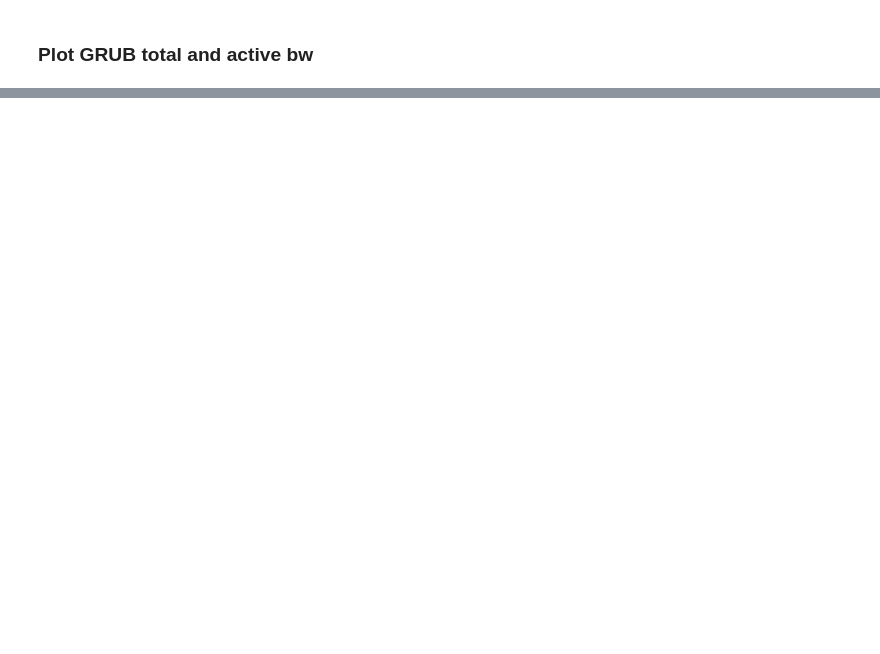
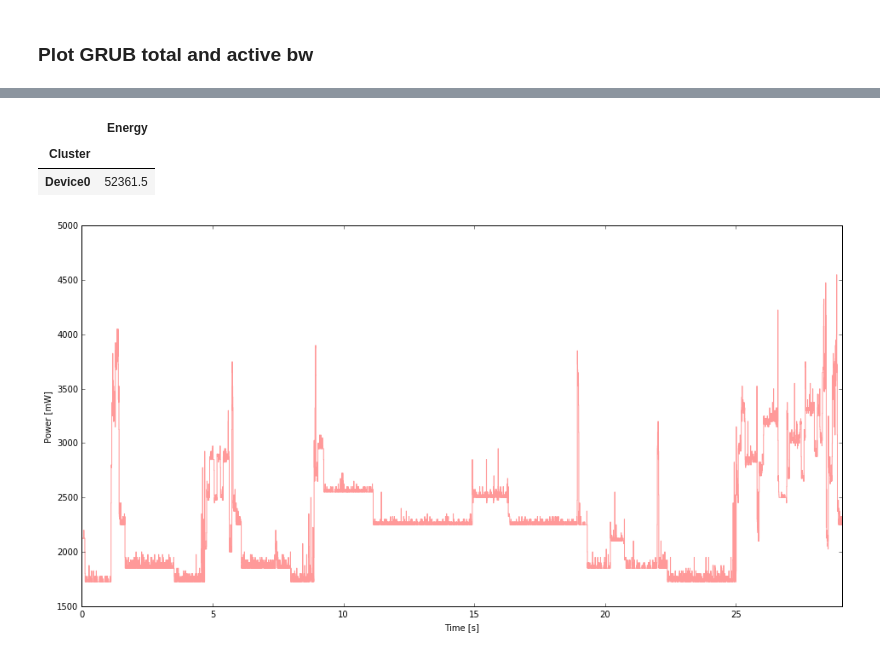
Before and after one commit to evidence/test-sched-dl, a Jupyter notebook: lisa/ipynb/test-dl.ipynb, the cells around one changed output, grey strips where cells are left out. Drawn from its saved outputs; the diff is of its cells as text; code cells hidden in the pictures; blank space fills up the shorter version.

```diff
--- a/lisa/ipynb/test-dl.ipynb
+++ b/lisa/ipynb/test-dl.ipynb
@@ -115,7 +131,12 @@ def execute(te, target_test_dir, target_test_command, target_res_dir, host_res_d
 # Test (schedutil)
 # %%
 # Test name
-test_name = "T0015-fixed-load"
+#test_name = "T0015-fixed-load"
+test_name = "T0005-change-param-run"
+#test_name = "T0003-two-tasks"
+
+# Set schedutil governor
+target.cpufreq.set_all_governors('schedutil')
 
 # Target's main directory containing the testsuite
 target_test_dir ="/home/ubuntu/test-dl/"
@@ -131,3 +154,3 @@ host_res_dir = "/tmp/test-dl/"
 # %%
-plt, plt_file, trace_file = execute(te, target_test_dir, target_test_command, target_res_dir, host_res_dir)
+plt, plt_file, trace_file, nrg_report = execute(te, target_test_dir, target_test_command, target_res_dir, host_res_dir)
 # %% [output]
@@ -239,0 +272,27 @@ for i in range (0, cpu_number):
+# %%
+import pandas as pd
+
+df = pd.DataFrame(list(nrg_report.channels.iteritems()),
+                  columns=['Cluster', 'Energy'])
+df = df.set_index('Cluster')
+df
+# %% [output]
+|  | Energy |
+| Cluster |  |
+| Device0 | 52361.5 |
+# %%
+def plotPower(csv, tmin=0, tmax=None):
+    # Parse CSV and set reasonable names for the columns
+    columns=["vshunt_mV", "vbus_mV", "power_mW", "current_mA", "ms"]
+    df = pd.read_csv(csv, names=columns, index_col=4, skiprows=1)
+    # Scale index to have [s] resolution
+    df['Time'] = df.index / 1e3
+    df.set_index('Time', inplace=True)
+    # Plot the dataframe in the required Time range
+    ax = df.power_mW.plot(figsize=(16,8), drawstyle='steps-post', style=['r-'], alpha=0.4, xlim=(tmin, tmax))
+    ax.set_xlabel("Time [s]")
+    ax.set_ylabel("Power [mW]")
+# %%
+plotPower('/tmp/test-dl/samples_Device0.csv')
+# %% [output]
+[figure, added]
```
Also changed, not shown: parts of 8 cells of this notebook.
